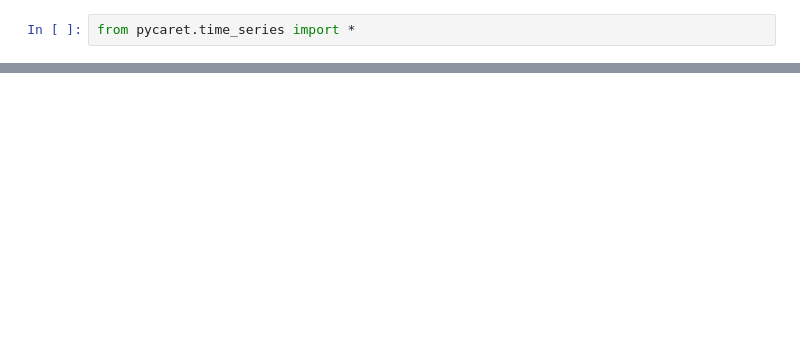
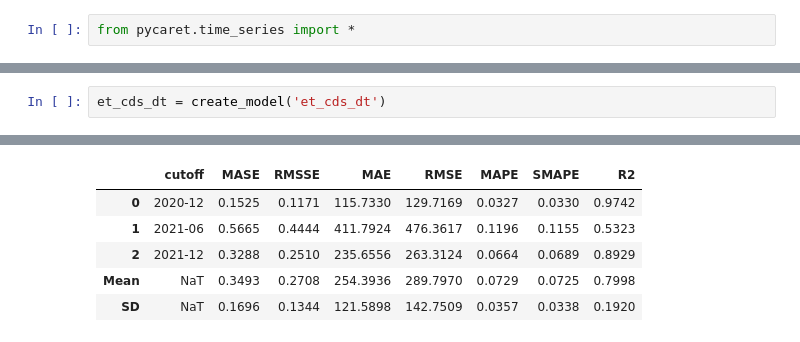
Before and after one commit to LerinaMM/satisfacao_consumidor_aneel, a Jupyter notebook: ANEEL_NOVA_1.ipynb, the cells around one changed output, grey strips where cells are left out. Saved outputs shown, nothing was run; the diff lists cells and outputs as text; blank space fills up the shorter version.

```diff
--- a/ANEEL_NOVA_1.ipynb
+++ b/ANEEL_NOVA_1.ipynb
@@ -712 +719,4 @@ best_model = compare_models()
 [interactive output not drawn]
+# %%
+et_cds_dt = create_model('et_cds_dt')
+# %% [output]
@@ -712,0 +724,6 @@ best_model = compare_models()
+|  | cutoff | MASE | RMSSE | MAE | RMSE | MAPE | SMAPE | R2 |
+| 0 | 2020-12 | 0.1525 | 0.1171 | 115.7330 | 129.7169 | 0.0327 | 0.0330 | 0.9742 |
+| 1 | 2021-06 | 0.5665 | 0.4444 | 411.7924 | 476.3617 | 0.1196 | 0.1155 | 0.5323 |
+| 2 | 2021-12 | 0.3288 | 0.2510 | 235.6556 | 263.3124 | 0.0664 | 0.0689 | 0.8929 |
+| Mean | NaT | 0.3493 | 0.2708 | 254.3936 | 289.7970 | 0.0729 | 0.0725 | 0.7998 |
+| SD | NaT | 0.1696 | 0.1344 | 121.5898 | 142.7509 | 0.0357 | 0.0338 | 0.1920 |
```
Also changed, not shown: parts of 6 cells of this notebook.
